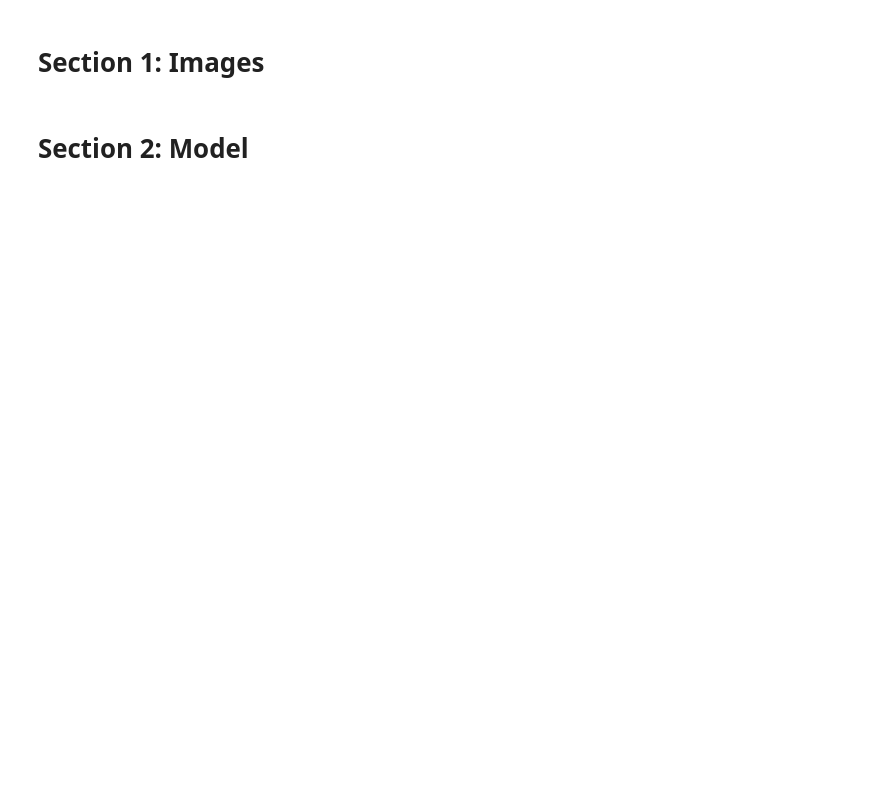
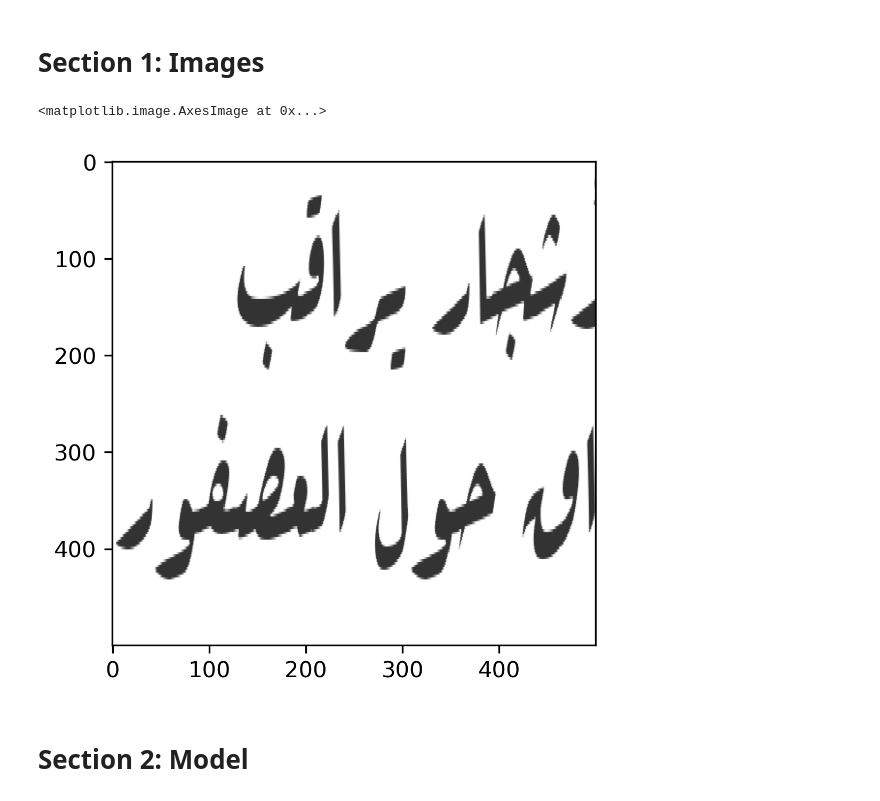
Before and after one commit to d7miiZ/Arabic-Font-Detector, a Jupyter notebook: main.ipynb, the cells around one changed output. Cells and saved outputs as stored; diff of their text form; code cells hidden in the pictures; blank space fills up the shorter version.

```diff
--- a/main.ipynb
+++ b/main.ipynb
@@ -23,6 +23,29 @@ images = {}
 for path in fonts:
     list_images = [cv2.imread(path) for path in images_path[path]]
     images[path] = np.array(list_images)
+# %%
+image = (images["ruqa"][81])
+HEIGHT, WIDTH, *_ = image.shape
+final_width, final_height = 500, 500
+cut = 400
+lines = 4
+
+rows = []
+for i in range(lines):
+    row = image[cut * i:cut * (i+1) , 0:]
+    row = filter_white_rows_and_cols(row)
+    row = cv2.resize(row, dsize=(WIDTH, final_height), interpolation=cv2.INTER_NEAREST)
+    rows.append(row)
+
+final_images = []
+for row in rows:
+    for i in range(WIDTH // final_width):
+        final_images.append(row[:, i * final_width:(i+1) * final_width])
+# %%
+imshow(final_images[0])
+# %% [output]
+<matplotlib.image.AxesImage at 0x...>
+[figure, added]
 # %%
 def filter_white_rows(image: np.ndarray) -> np.ndarray:
     black_lines = []
```
Also changed, not shown: parts of 10 cells of this notebook, 4 other files.
